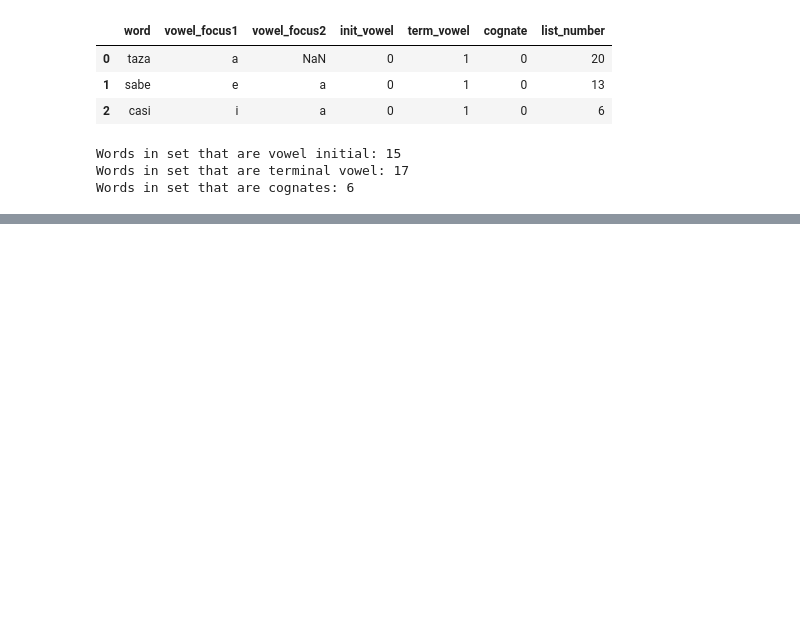
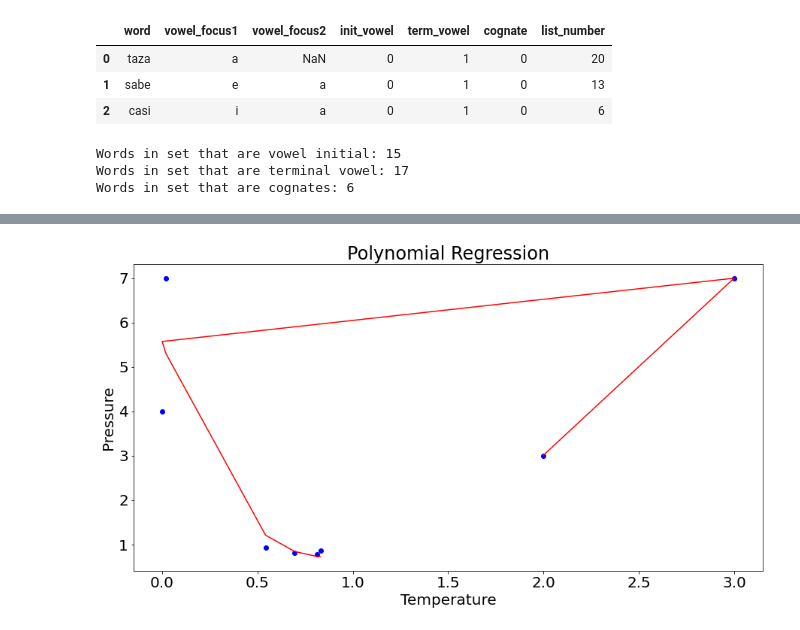
Before and after one commit to djdebonis/IPA_vowel_compare, a Jupyter notebook: IPA_vowel_analyze.ipynb, the cells around one changed output, grey strips where cells are left out. Saved outputs shown, nothing was run; the diff lists cells and outputs as text; code cells hidden in the pictures; blank space fills up the shorter version.

```diff
--- a/IPA_vowel_analyze.ipynb
+++ b/IPA_vowel_analyze.ipynb
@@ -6,3 +8,7 @@ import matplotlib.pyplot as plt
+# %%
+# assigns umbrella parameters to create larger, higher-quality plots
+plt.rcParams['figure.figsize'] = 15,7.5
+plt.rcParams['font.size'] = 20
 # %%
 def open_and_read(infile_path_and_name):
     """
@@ -450,0 +574,11 @@ plt.scatter(years_instruct, total_accuracy)
+# %%
+plt.scatter(X, y, color = 'blue')
+
+plt.plot(X, lin2.predict(poly.fit_transform(X)), color = 'red')
+plt.title('Polynomial Regression')
+plt.xlabel('Temperature')
+plt.ylabel('Pressure')
+
+plt.show() #fuck lol--definitely not quadratic
+# %% [output]
+[figure, added]
```
Also changed, not shown: parts of 36 cells of this notebook.
